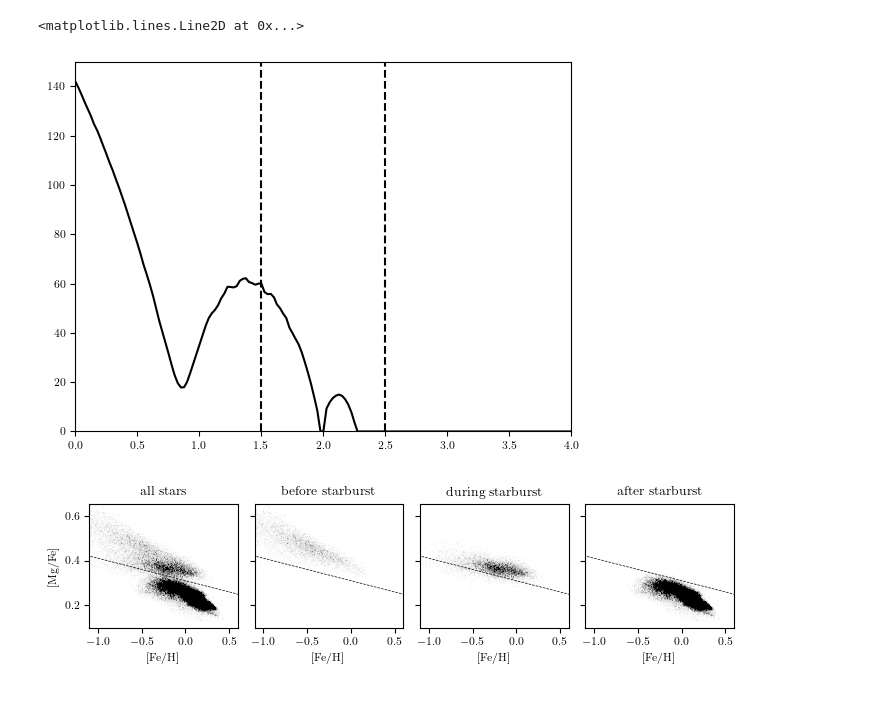
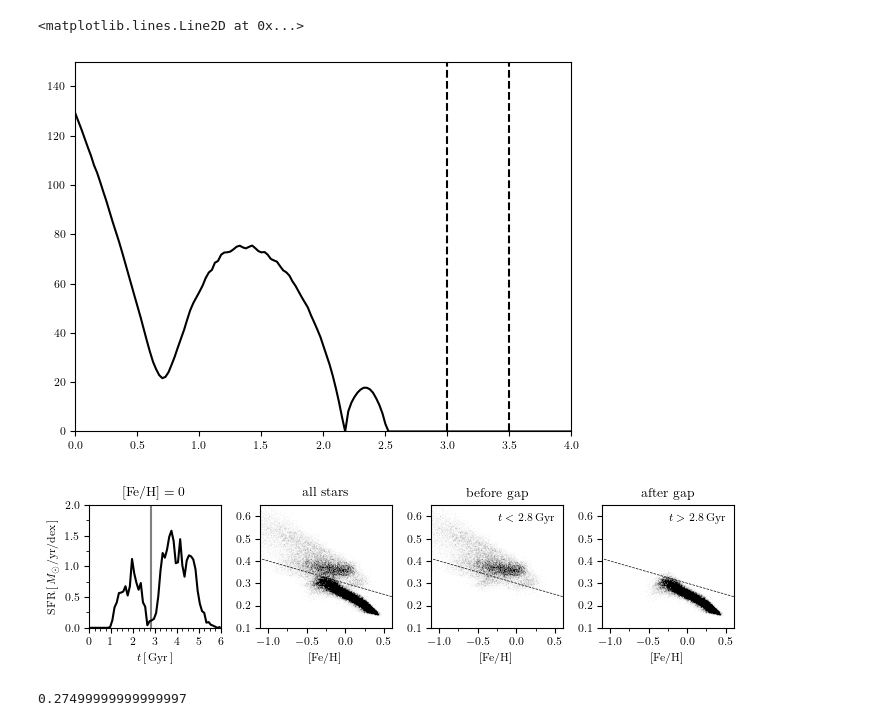
Before and after one commit to gusbeane/GSEgas, a Jupyter notebook: plots/before_after/before_after.ipynb, the cells around one changed output. Cells and saved outputs as stored; diff of their text form; code cells hidden in the pictures.

```diff
--- a/plots/before_after/before_after.ipynb
+++ b/plots/before_after/before_after.ipynb
@@ -70,10 +70,13 @@ def get_orbit(Rs, Vv, ecc):
 
     return orbit
 # %%
-Rs = '142'
-Vv = '116'
-ecc = '04'
+# Rs = '142'
+# Vv = '116'
+# ecc = '04'
 idx = 320
+
+Rs, Vv, ecc = ('129', '142', '04') # aa
+# Rs, Vv, ecc = ('129', '129', '06') # z
 # %%
 orbit = get_orbit(Rs, Vv, ecc)
 key = 'lvl4-Rs'+Rs+'-Vv'+Vv+'-e'+ecc
@@ -84,12 +87,13 @@ fig, ax = plt.subplots(1, 1)
 ax.plot(orbit['Time'], orbit['Rsep'], c='k')
 ax.set(xlim=(0, 4), ylim=(0, 150))
 
-tmerge = [1.5, 2.5]
+# tmerge = [1.5, 2.5]
+tmerge = [3, 3.5]
 ax.axvline(tmerge[0], c='k', ls='dashed')
 ax.axvline(tmerge[1], c='k', ls='dashed')
 # %% [output]
 <matplotlib.lines.Line2D at 0x...>
-[figure, old version]
+[figure, new version]
 # %%
 logFeH_lim=[-1.1, 0.6]
 logMgFe_lim=[0.1, 0.65]
@@ -114,9 +118,10 @@ in_SN = np.logical_and(np.abs((Lz/Lzsun)-1) < dLz, np.abs(sn.part4.rotpos[:,2])
 
 ### get tform ###
 tform = sn.part4.GFM_StellarFormationTime
+mform = sn.part4.GFM_InitialMass
 keybool = np.logical_and(in_SN, tform > 0)
 # %%
-fig, axs = plt.subplots(1, 4, figsize=(textwidth, 0.6*columnwidth), sharex=True, sharey=True)
+fig, axs = plt.subplots(1, 4, figsize=(textwidth, 0.6*columnwidth))
 
 N_FeH = 200
 N_MgFe = 200
@@ -129,45 +134,81 @@ dMgFe = (logMgFe_lim[1] - logMgFe_lim[0])/N_MgFe
 # MgFe_points = 0.5*(MgFe_bins[1:] + MgFe_bins[:-1])
 # grid_FeH, grid_MgFe = np.meshgrid(FeH_points, MgFe_points)
 
-tbounds = ((-100, 100), (0, tmerge[0]), (tmerge[0], tmerge[1]), (tmerge[1], 100))
+# tbounds = ((-100, 100), (0, tmerge[0]), (tmerge[0], tmerge[1]), (tmerge[1], 100))
+# tbounds = ((-100, 100), (0, 3.25), (3.25, 100))
+tdivide = 2.8
+tbounds = ((-100, 100), (0, tdivide), (tdivide, 100))
 
-for ax,tbound in zip(axs, tbounds):
+# sfr plot
+ax = axs[0]
+
+tbins =np.arange(0, 6+0.1, 0.1)
+tplot = 0.5*(tbins[1:] + tbins[:-1])
+dt = tbins[1] - tbins[0]
+logFeH0 = 0
+dlogFeH = 0.1
+key = (logFeH > logFeH0-dlogFeH/2.) & (logFeH < logFeH0 + dlogFeH/2.)
+key = np.logical_and(key, keybool)
+
+hist, _ = np.histogram(tform[key], bins=tbins, weights=10*mform[key]/dt/dlogFeH)
+ax.plot(tplot, hist, c='k', label='total');
+ax.set(xlim=(tbins[0], tbins[-1]), ylim=(0, 2))
+ax.axvline(tdivide, c='k', alpha=0.5)
+
+ax.set(xlabel=r'$t\,[\,\textrm{Gyr}\,]$',
+       ylabel=r'$\textrm{SFR}\,[\,M_{\odot}/\textrm{yr}/\textrm{dex}\,]$')
+ax.set(xticks=np.arange(0, 6+1, 1))
+ax.set_xticks(np.arange(0, 6+0.25, 0.25), minor=True)
+ax.set_yticks(np.arange(0, 2+0.25, 0.25), minor=True)
+
+for ax,tbound in zip(axs[1:], tbounds):
     key = np.logical_and(keybool, np.logical_and(tform < tbound[1], tform > tbound[0]))
 
     H, _, _, _ = binned_statistic_2d(logFeH[key], logMgFe[key],
                                      np.ones(np.sum(key))/dFeH/dMgFe,
                                      statistic='sum', bins=[FeH_bins, MgFe_bins])
 
     im = ax.imshow(H.T, origin='lower', extent=[logFeH_lim[0],  logFeH_lim[1],
                                                 logMgFe_lim[0], logMgFe_lim[1]],
                     cmap='Greys', vmin=0, vmax=3e5)
     # ax.contour(grid_FeH, grid_MgFe, H.T)
 
     ax.set(xlim=logFeH_lim, ylim=logMgFe_lim)
     ax.set(xlabel=r'$[\textrm{Fe}/\textrm{H}]$')
     ax.set(aspect='auto')
 
     m = -0.15/1.5
-    b = 0.31
+    b = 0.3
     xlist = np.linspace(-3, 3, 1000)
     ylist = m*xlist + b
     ax.plot(xlist, ylist, c='k', ls='dashed', lw=0.5)
 
-axs[0].set(ylabel=r'$[\textrm{Mg}/\textrm{Fe}]$')
 
-axs[0].set_title(r'$\textrm{all stars}$')
-axs[1].set_title(r'$\textrm{before starburst}$')
-axs[2].set_title(r'$\textrm{during starburst}$')
-axs[3].set_title(r'$\textrm{after starburst}$')
+axs[0].set_title(r'$[\textrm{Fe}/\textrm{H}]=0$')
+axs[1].set_title(r'$\textrm{all stars}$')
+axs[2].set_title(r'$\textrm{before gap}$')
+axs[3].set_title(r'$\textrm{after gap}$')
+
+axs[2].text(0.5, 0.575, r'$t<2.8\,\textrm{Gyr}$', ha='right')
+axs[3].text(0.5, 0.575, r'$t>2.8\,\textrm{Gyr}$', ha='right')
+
+for ax in axs[1:]:
+    ax.set(xticks=np.arange(-1, 0.5+0.5, 0.5),
+           yticks=np.arange(0.1, 0.6+0.1, 0.1))
+    ax.set_xticks(np.arange(-1, 0.5+0.25, 0.25), minor=True)
 
 key = np.logical_and(keybool, tform < tmerge[0])
 H, _, _, _ = binned_statistic_2d(logFeH[key], logMgFe[key],
                                  np.ones(np.sum(key))/dFeH/dMgFe,
                                  statistic='sum', bins=[FeH_bins, MgFe_bins])
 
 fig.tight_layout()
 fig.savefig('before_after.pdf')
 
 plt.show()
 # %% [output]
-[figure, old version]
+[figure, new version]
+# %%
+m*0.25+b
+# %% [output]
+0.27499999999999997
```
Also changed, not shown: parts of 7 cells of this notebook, 3 other files.
